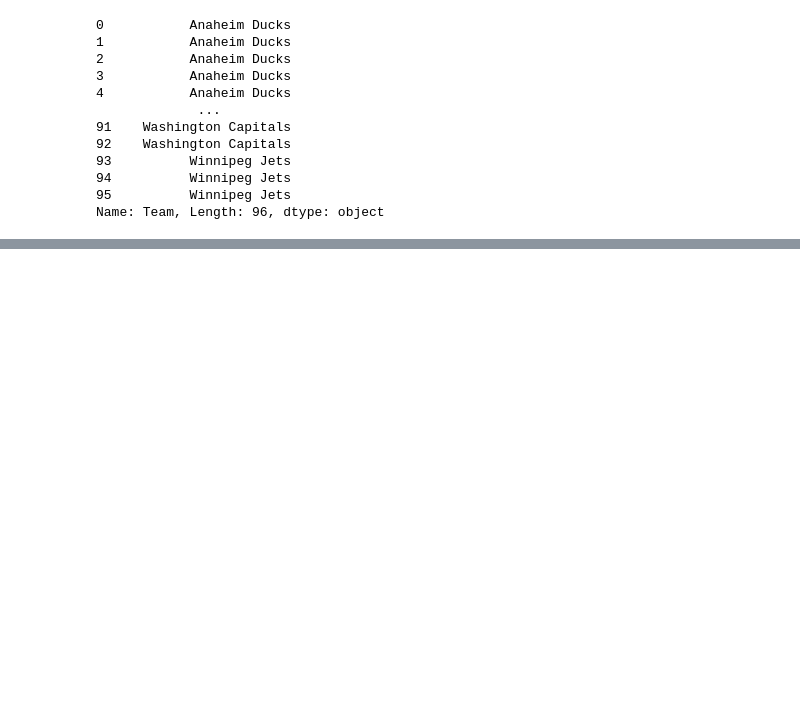
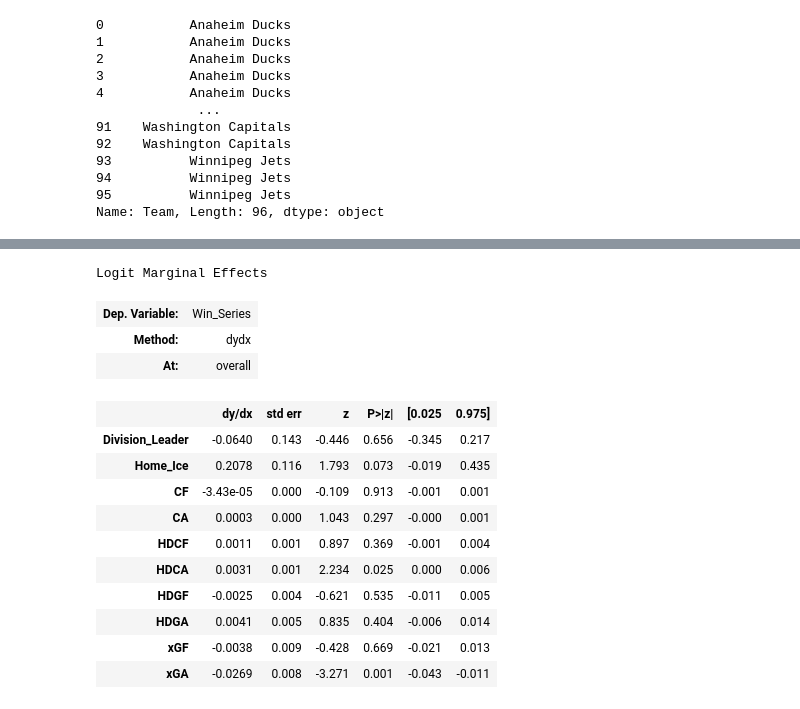
Before and after one commit to Peyton-Smith/SAL384-Final-Project, a Jupyter notebook: SAL384_Final_Project_Primerano_Smith.ipynb, the cells around one changed output, grey strips where cells are left out. Cells and saved outputs as stored; diff of their text form; code cells hidden in the pictures; blank space fills up the shorter version.

```diff
--- a/SAL384_Final_Project_Primerano_Smith.ipynb
+++ b/SAL384_Final_Project_Primerano_Smith.ipynb
@@ -221,0 +230,19 @@ Logit Regression Results
+# %%
+#Logit Regression with Marginal Effects
+win_playoff_series_logit_model.get_margeff().summary()
+# %% [output]
+Logit Marginal Effects
+| Dep. Variable: | Win_Series |
+| Method: | dydx |
+| At: | overall |
+|  | dy/dx | std err | z | P>|z| | [0.025 | 0.975] |
+| Division_Leader | -0.0640 | 0.143 | -0.446 | 0.656 | -0.345 | 0.217 |
+| Home_Ice | 0.2078 | 0.116 | 1.793 | 0.073 | -0.019 | 0.435 |
+| CF | -3.43e-05 | 0.000 | -0.109 | 0.913 | -0.001 | 0.001 |
+| CA | 0.0003 | 0.000 | 1.043 | 0.297 | -0.000 | 0.001 |
+| HDCF | 0.0011 | 0.001 | 0.897 | 0.369 | -0.001 | 0.004 |
+| HDCA | 0.0031 | 0.001 | 2.234 | 0.025 | 0.000 | 0.006 |
+| HDGF | -0.0025 | 0.004 | -0.621 | 0.535 | -0.011 | 0.005 |
+| HDGA | 0.0041 | 0.005 | 0.835 | 0.404 | -0.006 | 0.014 |
+| xGF | -0.0038 | 0.009 | -0.428 | 0.669 | -0.021 | 0.013 |
+| xGA | -0.0269 | 0.008 | -3.271 | 0.001 | -0.043 | -0.011 |
```
Also changed, not shown: parts of 9 cells of this notebook, 8 other files.
